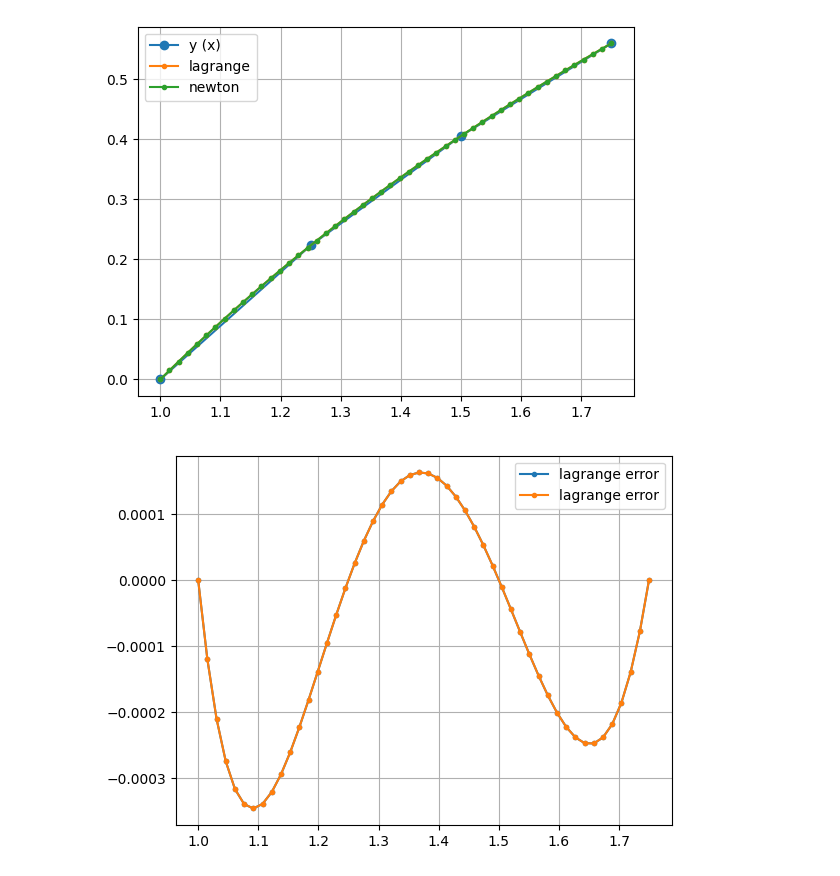
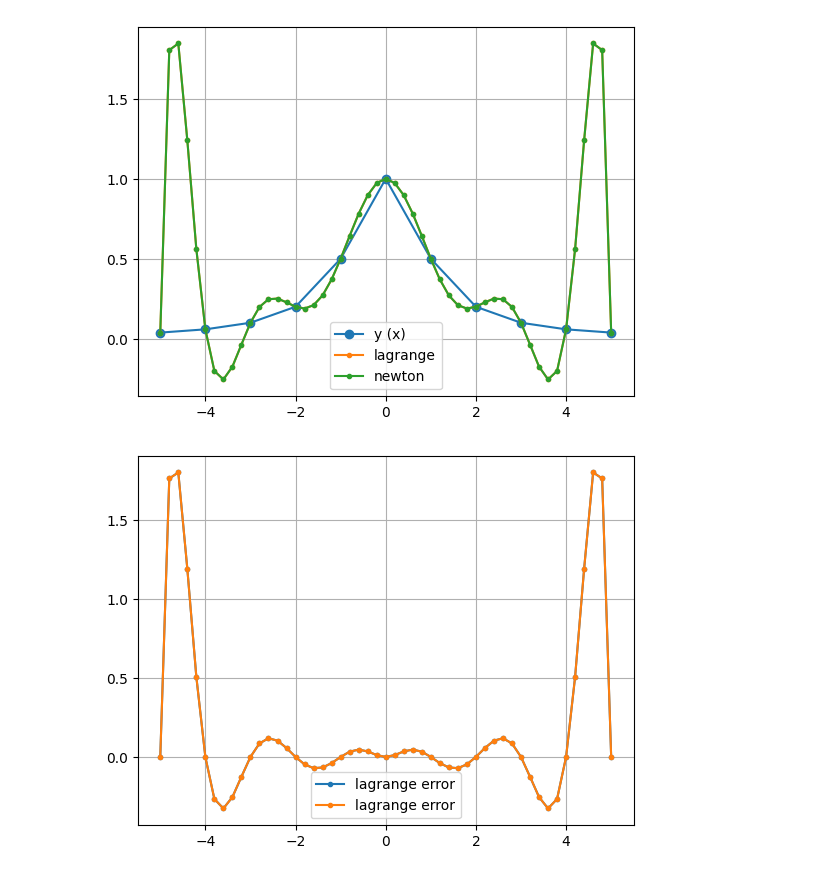
Before and after one commit to IDAnton/OFA, a Jupyter notebook: 5.ipynb, the cells around one changed output. Drawn from its saved outputs; the diff is of its cells as text; code cells hidden in the pictures.

```diff
--- a/5.ipynb
+++ b/5.ipynb
@@ -62,31 +62,32 @@ class Newton():
         return y_result
 # %%
 def x_k(k, n):
-    return 1 + k/n
+    return -5 + k*10/n
 
 def y_k(x):
-    return np.log(x)
+    return 1/(1+x**2)
 # %%
-N = 4
-k = np.arange(0, N)
+N = 10
+k = np.arange(0, N+1)
 x = x_k(k, N)
 y = y_k(x)
-x1 = np.linspace(x[0], x[-1], 50)
+N1 = N * 5
+x1 = x_k(np.arange(0, N1 + 1), N1)
 
 L = Lagrange(x, y)
 N = Newton(x, y)
 res_l = L.calculate(x1)
 res_n = N.calculate(x1)
 
 plt.plot(x, y, marker="o", label="y (x)")
 plt.plot(x1, res_l, marker=".", label="lagrange")
 plt.plot(x1, res_n, marker=".", label="newton")
 
 plt.legend()
 plt.grid()
 plt.show()
 # %% [output]
-[figure, old version]
+[figure, new version]
 # %%
 plt.plot(x1, res_l-y_k(x1), marker=".", label="lagrange error")
 plt.plot(x1, res_n-y_k(x1), marker=".", label="lagrange error")
@@ -94,4 +95,4 @@ plt.legend()
 plt.grid()
 plt.show()
 # %% [output]
-[figure, old version]
+[figure, new version]
```
Also changed, not shown: parts of 1 cell of this notebook, 2 other files.
